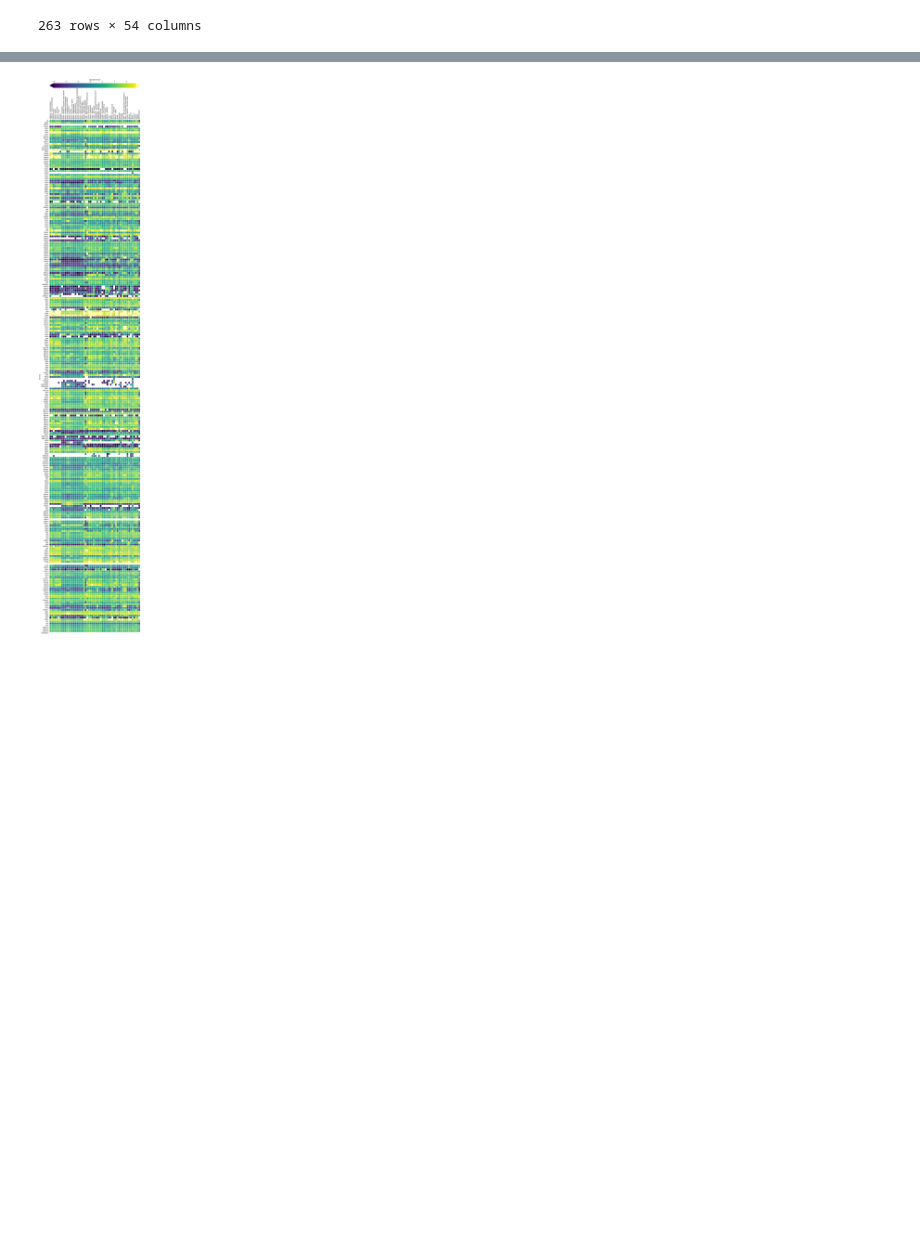
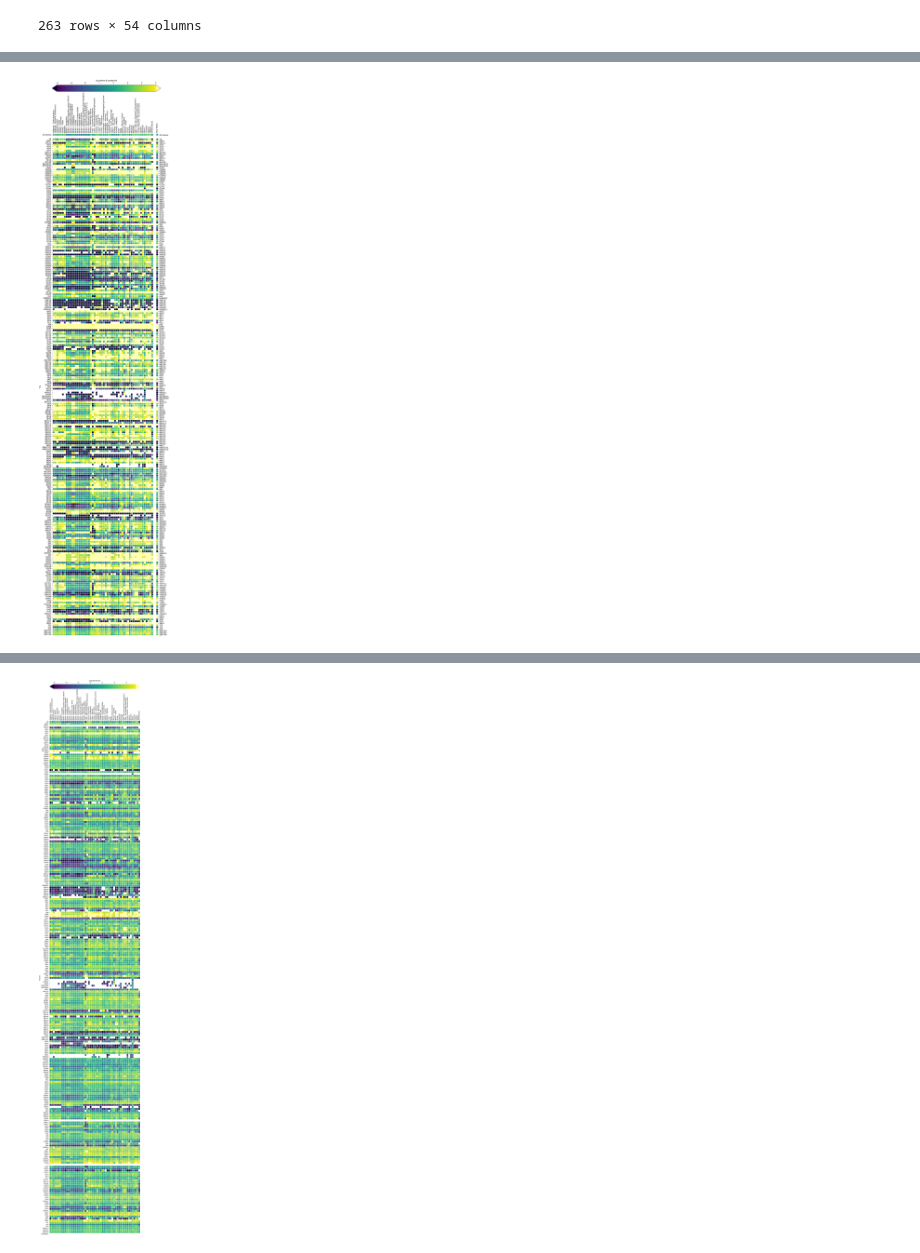
Before and after one commit to JulianMeigen/Bachelor, a Jupyter notebook: E_Single_TFBS/Ensemble_TF_Genexpr.ipynb, the cells around one changed output, grey strips where cells are left out. Saved outputs shown, nothing was run; the diff lists cells and outputs as text; code cells hidden in the pictures; blank space fills up the shorter version.

```diff
--- a/E_Single_TFBS/Ensemble_TF_Genexpr.ipynb
+++ b/E_Single_TFBS/Ensemble_TF_Genexpr.ipynb
@@ -112,0 +120,11 @@ expr_for_tf_df_log
+# %%
+# Calculate the mean of each column and row
+col_means = expr_for_tf_df_log.mean(axis=0)
+
+expr_for_tf_df_log_copy = expr_for_tf_df_log.copy()
+
+# mean_log2_expr_per_tissue_copy = pd.concat([pd.Series(index=col_means.index).to_frame(name="").T, mean_log2_expr_per_tissue_copy])
+expr_for_tf_df_log_copy = pd.concat([col_means.to_frame(name="All Genes").T, expr_for_tf_df_log_copy])
+
+# mean_log2_expr_per_tissue_copy[""] =pd.Series(index= mean_log2_expr_per_tissue_copy.index)
+expr_for_tf_df_log_copy["Row Mean"] = expr_for_tf_df_log_copy.mean(axis=1)
@@ -112,0 +137,78 @@ expr_for_tf_df_log
+# %%
+value_min = -2
+value_max = 5
+
+my_cmap = plt.get_cmap("viridis").copy()
+my_cmap.set_over("#FFFF99")
+my_cmap.set_under("#000033")
+norm = mpl.colors.Normalize(vmin= value_min, vmax= value_max)
+
+asp = expr_for_tf_df_log_copy.shape[0]/float(expr_for_tf_df_log_copy.shape[1])
+figw = 10
+figh = figw*asp
+
+
+gridspec_kw = {"height_ratios":[1,266], "width_ratios" : [54,1]}
+heatmapkws = dict(square=False, cbar=False,  cmap=my_cmap, fmt=".2f", linewidths=0.01, vmin= value_min, vmax= value_max, robust=True)
+
+
+fig, axes = plt.subplots(ncols=2, nrows=2, figsize=(figw, figh), gridspec_kw=gridspec_kw)
+
+# left = 0.07; right=0.87
+# bottom = 0.1; top = 0.9
+
+plt.subplots_adjust(wspace=0.06, hspace=0.01)
+
+
+
+# sns.heatmap(mean_log2_expr_per_tissue_copy, cmap=my_cmap, fmt=".2f", linewidths=0.01, cbar_kws={"orientation": "horizontal", "location":"top", "label":"$log_2$(Gene Expression)", "extend":"both"}, vmin= value_min, vmax= value_max, robust=True)
+# Mean over all tissues - row
+sns.heatmap(expr_for_tf_df_log_copy.iloc[:1,:54], ax=axes[0,0], xticklabels=True, yticklabels=True,  **heatmapkws)
+
+# Mean over all Target genes - column
+sns.heatmap(expr_for_tf_df_log_copy.iloc[1:,54:], ax=axes[1,1], xticklabels=True, yticklabels=True,  **heatmapkws)
+# Normal heatmap
+sns.heatmap(expr_for_tf_df_log_copy.iloc[1:,:54], ax=axes[1,0], xticklabels=True, yticklabels=True,  **heatmapkws)
+# mean gene expr over al
+sns.heatmap(expr_for_tf_df_log_copy.iloc[:1,54:], ax=axes[0,1], xticklabels=True, yticklabels=True,  **heatmapkws)
+
+
+# axes[0,0].set_xlabel('Tissues')
+axes[1,0].set_ylabel('TFs')
+
+# oben mean tissues, x-ticks rotieren und nach oben, unten weg, y-ticks auf keine rotation
+axes[0,0].tick_params(axis="x",top=True,labeltop=True, labelbottom=False, bottom=False, labelrotation=90)
+axes[0,0].tick_params(axis="y", labelrotation=0)
+
+# kleines rechteck oben rechts, x ticks drehen und nach oben, unten entfernen, y1-ticks entfernen, y2-ticks auf rechte seite durch len(df_red) also anzahl Target gene insgesamt
+axes[0,1].tick_params(axis="x",top=True,labeltop=True, labelbottom=False, bottom=False, labelrotation=90)
+axes[0,1].tick_params(axis="y", labelrotation=90)
+axes[0,1].set_ylim([0,axes[0,1].get_ylim()[0]])
+axes[0,1].set_yticks(axes[0,1].get_yticks())
+# axes[0,1].set_yticklabels([len(df_red)])
+axes[0,1].tick_params(axis="y", left=False, labelleft=False, right=True, labelright=True, labelrotation=0)
+
+# Main Heatmap, x ticks entfernen, y-ticks lassen
+axes[1,0].set_xticklabels([])
+axes[1,0].set_xticks([])
+
+# rechte lange Spalte
+# Hinzufügern der y2-beschriftung mit tf_id_count, entfernen der y1-ticks etc, entfernen der x-ticks
+axes[1,1].set_yticks(axes[1,1].get_yticks())
+# axes[1,1].set_yticklabels(tf_id_count.values)
+axes[1,1].tick_params(axis="y", left=False, labelleft=False, right=True, labelright=True, labelrotation=0)
+axes[1,1].set_xticklabels([])
+axes[1,1].set_xticks([])
+
+
+
+# Colorbar
+# cax = fig.add_axes([0.12, 0.9, 0.8, 0.01])
+cax = fig.add_axes([0.12,0.945,0.8,0.01])
+sm = mpl.cm.ScalarMappable(cmap=my_cmap, norm=norm)
+sm.set_array([])
+fig.colorbar(sm, cax=cax, extend='both', orientation="horizontal", location="top", label="$log_2$(Gene Expression)")
+
+# plt.tight_layout()
+# plt.savefig("images_BA/tf_heatmap.png", bbox_inches = 'tight')
+# %% [output]
@@ -112,0 +216 @@ expr_for_tf_df_log
+[figure, added]
```
Also changed, not shown: parts of 15 cells of this notebook, 18 other files.
